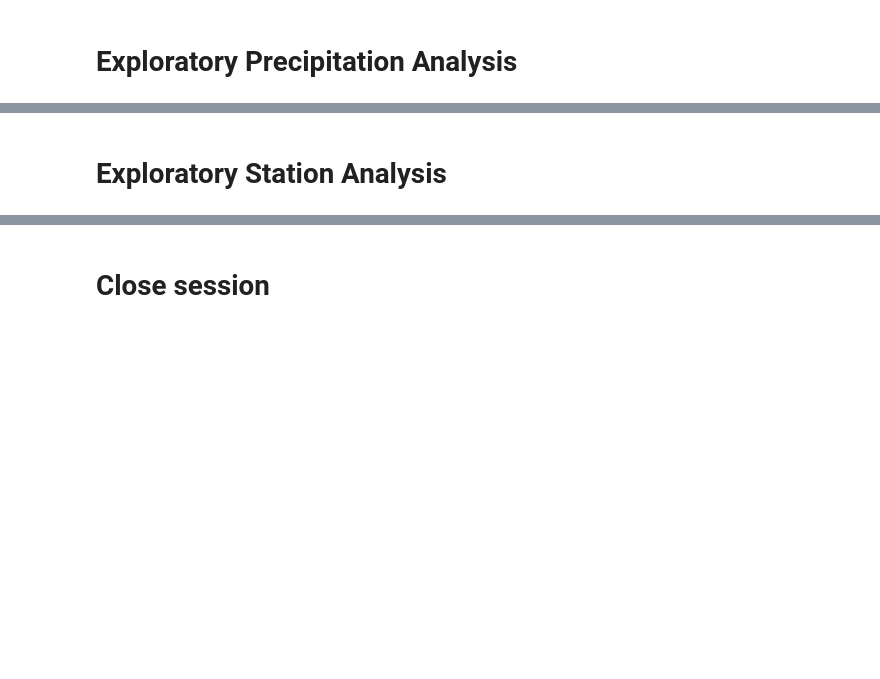
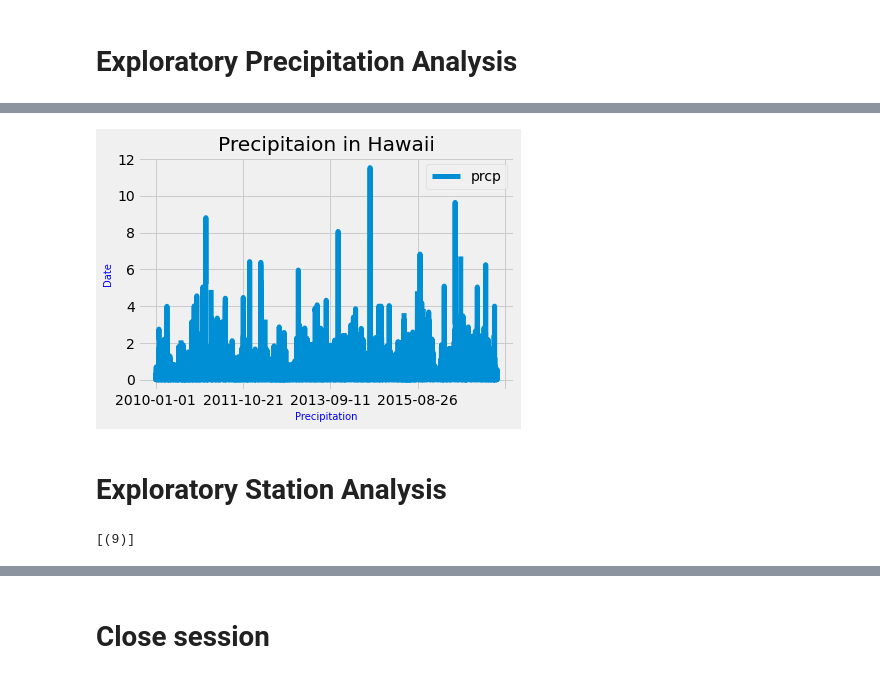
Before and after one commit to Marlyng26/Temperature-Analysis, a Jupyter notebook: climate_starter.ipynb, the cells around one changed output, grey strips where cells are left out. Saved outputs shown, nothing was run; the diff lists cells and outputs as text; code cells hidden in the pictures; blank space fills up the shorter version.

```diff
--- a/climate_starter.ipynb
+++ b/climate_starter.ipynb
@@ -29,4 +31,7 @@ Engine(sqlite:///hawaii.sqlite)
 # %%
 # Save references to each table
+Measurement = Base.classes.measurement
+Station = Base.classes.station
 # %%
 # Create our session (link) from Python to the DB
+session = Session(engine)
@@ -55,0 +87,11 @@ Engine(sqlite:///hawaii.sqlite)
+# %%
+# Perform a query to retrieve the data and precipitation scores
+
+prcp_scores = session.query(Measurement.date, Measurement.prcp).all()
+prcp_scores
+
+
+# Save the query results as a Pandas DataFrame and set the index to the date column
+prcp_df = pd.DataFrame(prcp_scores, columns = ['date', 'prcp'])
+prcp_df.set_index(prcp_df['date'], inplace = True)
+prcp_df.head()
@@ -55,0 +106,4 @@ Engine(sqlite:///hawaii.sqlite)
+# %%
+# Sort the dataframe by date
+sorted_df = prcp_df.sort_index()
+sorted_df
@@ -56,7 +125,20 @@ Engine(sqlite:///hawaii.sqlite)
+# %%
+# Use Pandas Plotting with Matplotlib to plot the data
+sorted_df.plot(linewidth=5, alpha = 1)
+plt.ylabel('Date', fontsize = 10, color = 'blue')
+plt.xlabel('Precipitation', fontsize = 10, color = 'blue')
+plt.title('Precipitaion in Hawaii')
+plt.show()
+# %% [output]
+[figure, added]
 # %% [markdown]
 # Exploratory Station Analysis
 # %%
 # Design a query to calculate the total number stations in the dataset
+num_stations = session.query(func.count(Station.station)).all()
+num_stations
+# %% [output]
+[(9)]
 # %%
 # Design a query to find the most active stations (i.e. what stations have the most rows?)
 # List the stations and the counts in descending order.
```
Also changed, not shown: parts of 18 cells of this notebook, 1 other file.
